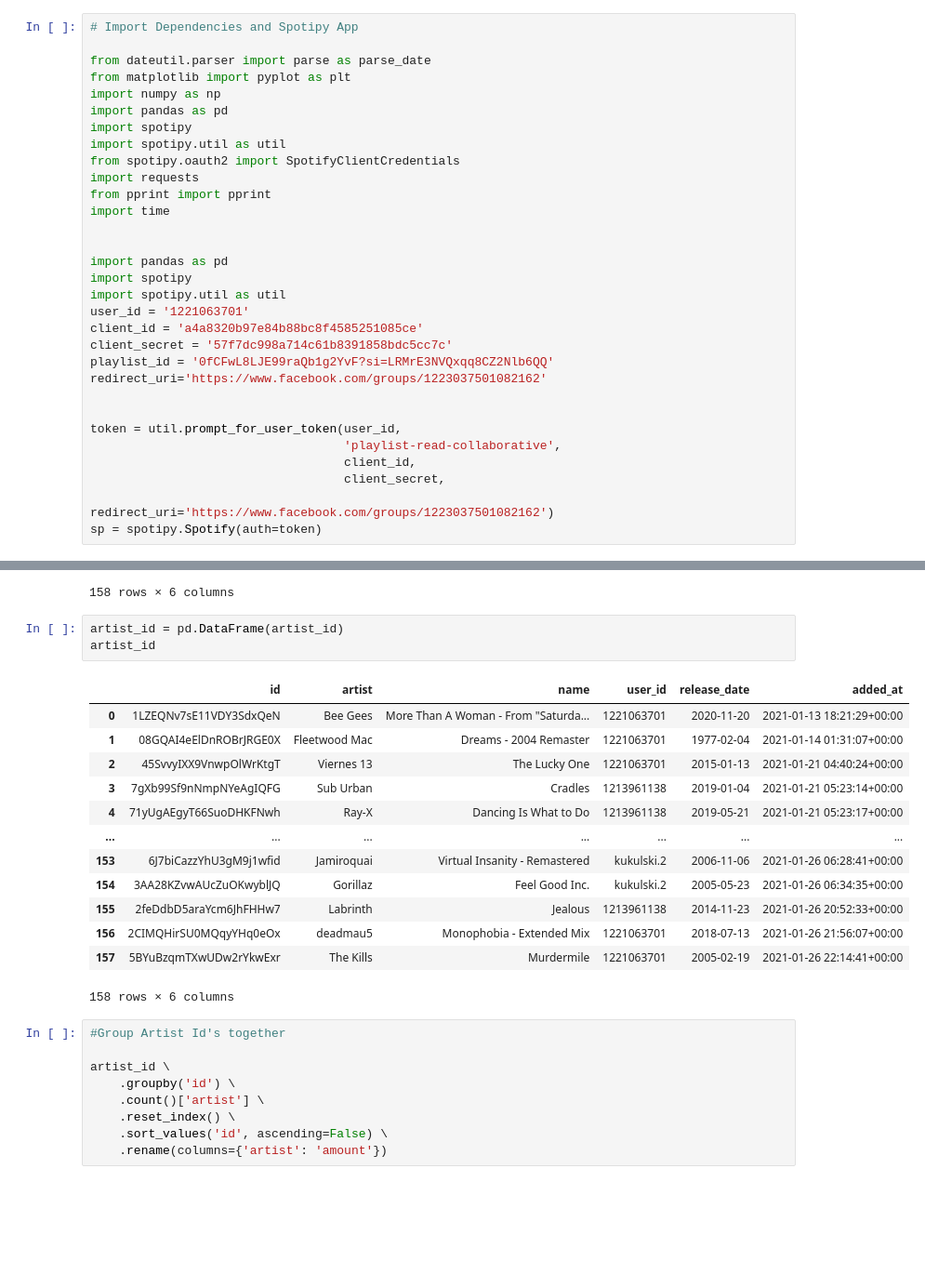
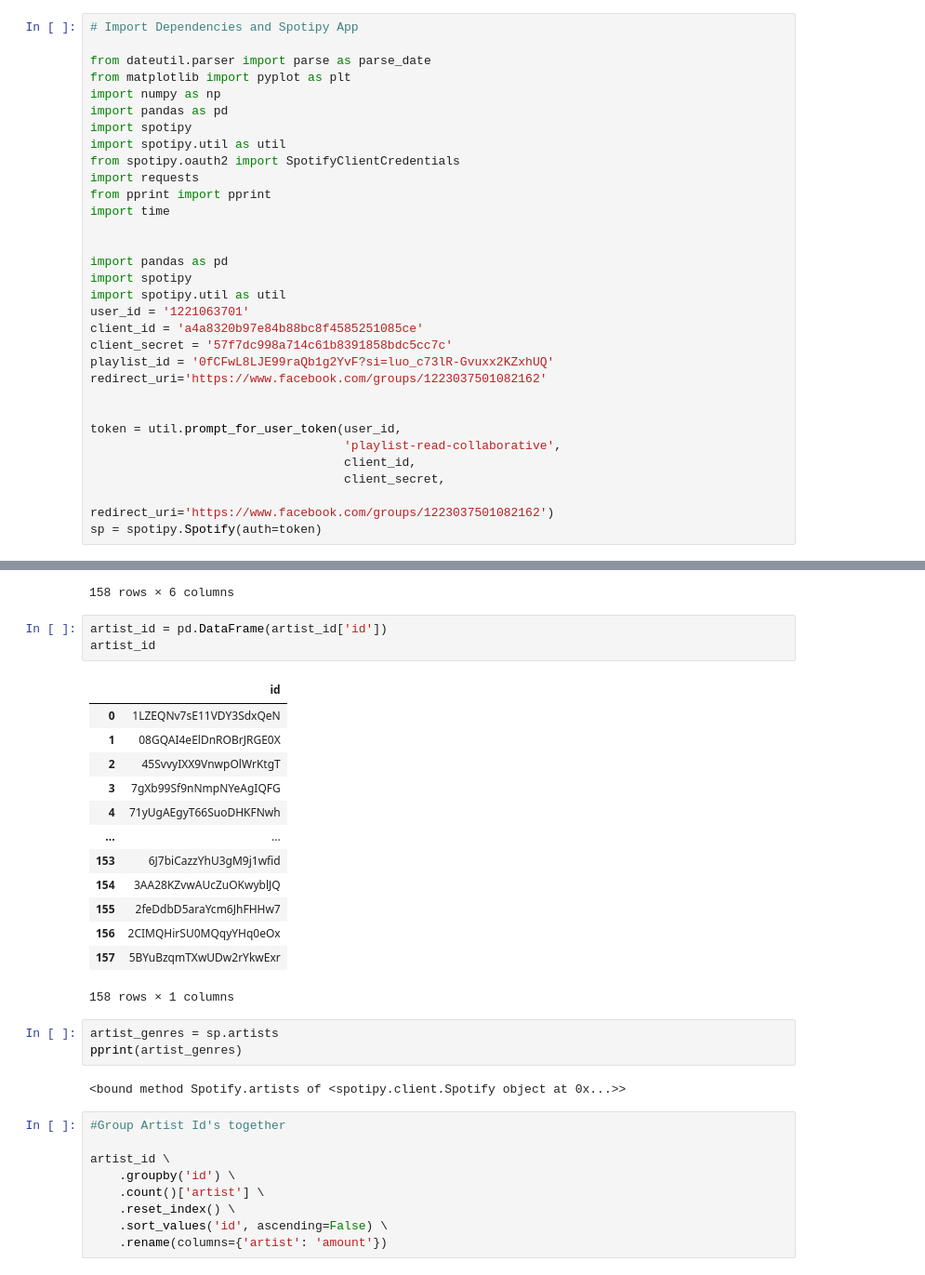
Before and after one commit to paulywog13/spotify-project, a Jupyter notebook: resources/Untitled.ipynb, the cells around one changed output, grey strips where cells are left out. Shown at 93% size. Saved outputs shown, nothing was run; the diff lists cells and outputs as text; blank space fills up the shorter version.

Commit message:
worked on genre info

```diff
--- a/resources/Untitled.ipynb
+++ b/resources/Untitled.ipynb
@@ -19,7 +19,7 @@ import spotipy.util as util
 user_id = '1221063701'
 client_id = 'a4a8320b97e84b88bc8f4585251085ce'
 client_secret = '57f7dc998a714c61b8391858bdc5cc7c'
-playlist_id = '0fCFwL8LJE99raQb1g2YvF?si=LRMrE3NVQxqq8CZ2Nlb6QQ'
+playlist_id = '0fCFwL8LJE99raQb1g2YvF?si=luo_c73lR-Gvuxx2KZxhUQ'
 redirect_uri='https://www.facebook.com/groups/1223037501082162'
 
 
@@ -114,22 +114,27 @@ artist_id
 | 157 | 5BYuBzqmTXwUDw2rYkwExr | The Kills | Murdermile | 1221063701 | 2005-02-19 | 2021-01-26 22:14:41+00:00 |
 158 rows × 6 columns
 # %%
-artist_id = pd.DataFrame(artist_id)
+artist_id = pd.DataFrame(artist_id['id'])
 artist_id
 # %% [output]
-|  | id | artist | name | user_id | release_date | added_at |
-| 0 | 1LZEQNv7sE11VDY3SdxQeN | Bee Gees | More Than A Woman - From "Saturda... | 1221063701 | 2020-11-20 | 2021-01-13 18:21:29+00:00 |
-| 1 | 08GQAI4eElDnROBrJRGE0X | Fleetwood Mac | Dreams - 2004 Remaster | 1221063701 | 1977-02-04 | 2021-01-14 01:31:07+00:00 |
-| 2 | 45SvvyIXX9VnwpOlWrKtgT | Viernes 13 | The Lucky One | 1221063701 | 2015-01-13 | 2021-01-21 04:40:24+00:00 |
-| 3 | 7gXb99Sf9nNmpNYeAgIQFG | Sub Urban | Cradles | 1213961138 | 2019-01-04 | 2021-01-21 05:23:14+00:00 |
-| 4 | 71yUgAEgyT66SuoDHKFNwh | Ray-X | Dancing Is What to Do | 1213961138 | 2019-05-21 | 2021-01-21 05:23:17+00:00 |
-| ... | ... | ... | ... | ... | ... | ... |
-| 153 | 6J7biCazzYhU3gM9j1wfid | Jamiroquai | Virtual Insanity - Remastered | kukulski.2 | 2006-11-06 | 2021-01-26 06:28:41+00:00 |
-| 154 | 3AA28KZvwAUcZuOKwyblJQ | Gorillaz | Feel Good Inc. | kukulski.2 | 2005-05-23 | 2021-01-26 06:34:35+00:00 |
-| 155 | 2feDdbD5araYcm6JhFHHw7 | Labrinth | Jealous | 1213961138 | 2014-11-23 | 2021-01-26 20:52:33+00:00 |
-| 156 | 2CIMQHirSU0MQqyYHq0eOx | deadmau5 | Monophobia - Extended Mix | 1221063701 | 2018-07-13 | 2021-01-26 21:56:07+00:00 |
-| 157 | 5BYuBzqmTXwUDw2rYkwExr | The Kills | Murdermile | 1221063701 | 2005-02-19 | 2021-01-26 22:14:41+00:00 |
+|  | id |
+| 0 | 1LZEQNv7sE11VDY3SdxQeN |
+| 1 | 08GQAI4eElDnROBrJRGE0X |
+| 2 | 45SvvyIXX9VnwpOlWrKtgT |
+| 3 | 7gXb99Sf9nNmpNYeAgIQFG |
+| 4 | 71yUgAEgyT66SuoDHKFNwh |
+| ... | ... |
+| 153 | 6J7biCazzYhU3gM9j1wfid |
+| 154 | 3AA28KZvwAUcZuOKwyblJQ |
+| 155 | 2feDdbD5araYcm6JhFHHw7 |
+| 156 | 2CIMQHirSU0MQqyYHq0eOx |
+| 157 | 5BYuBzqmTXwUDw2rYkwExr |
-158 rows × 6 columns
+158 rows × 1 columns
+# %%
+artist_genres = sp.artists
+pprint(artist_genres)
+# %% [output]
+<bound method Spotify.artists of <spotipy.client.Spotify object at 0x...>>
 # %%
 #Group Artist Id's together
 
```
Also changed, not shown: parts of 4 cells of this notebook, 3 other files.
